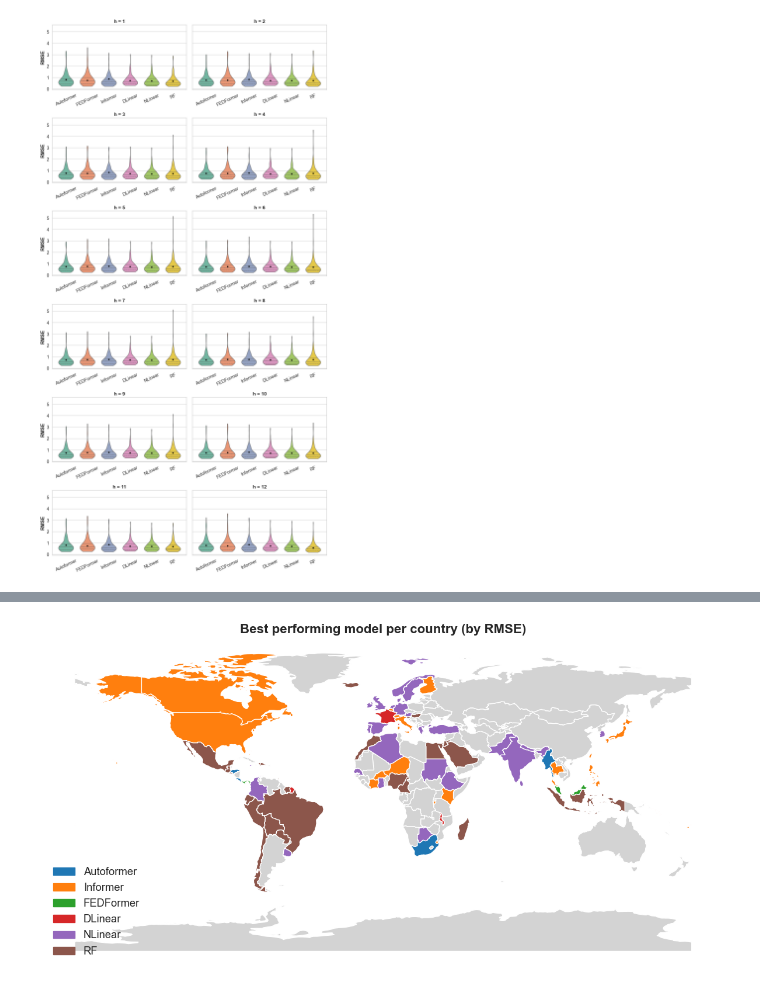
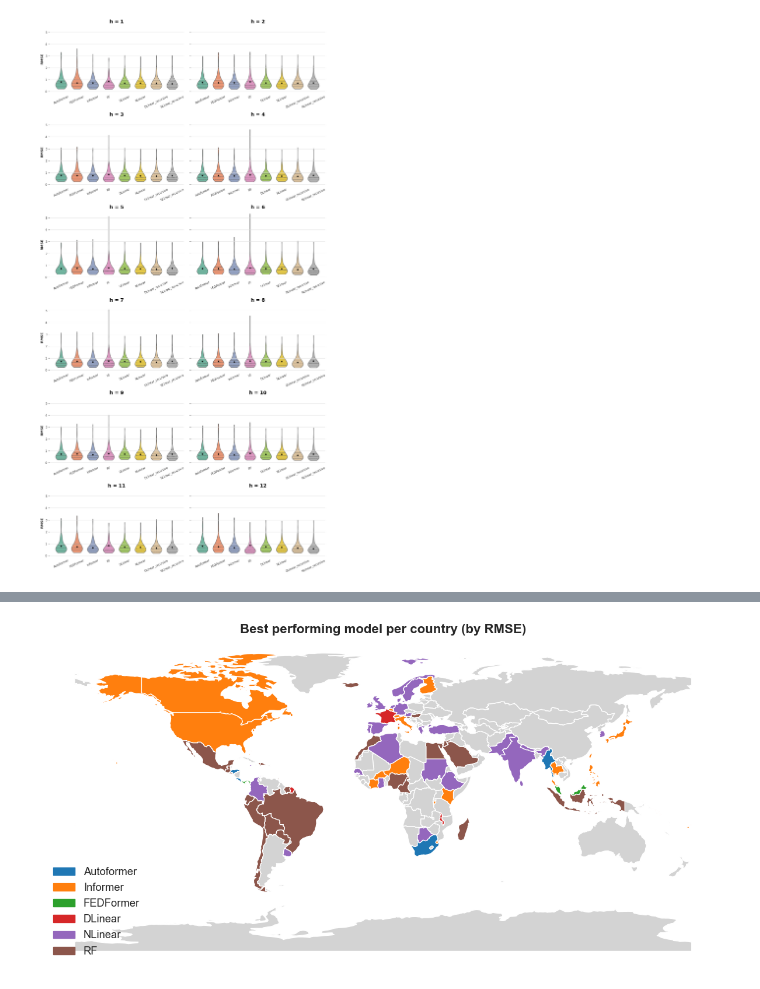
Before and after one commit to OleSahlholdt/Inflation_master_thesis, a Jupyter notebook: get_results.ipynb, the cells around one changed output, grey strips where cells are left out. Drawn from its saved outputs; the diff is of its cells as text; code cells hidden in the pictures.

```diff
--- a/get_results.ipynb
+++ b/get_results.ipynb
@@ -164,6 +193,14 @@ with open(r"nlinear_forecasts/nlinear_forecast_h12.pkl", "rb") as f:
     nlinear_h12 = pickle.load(f)
     nlinear_h12 = nlinear_h12["forecast"]
 
+with open(r"nlinear_forecasts_recursive/nlinear_forecast_h12.pkl", "rb") as f:
+    nlinear_h12_rec = pickle.load(f)
+    nlinear_h12_rec = nlinear_h12_rec["forecast"]
+
+with open(r"dlinear_forecasts_recursive/dlinear_forecast_h12.pkl", "rb") as f:
+    dlinear_h12_dict_rec = pickle.load(f)
+    dlinear_h12_rec = dlinear_h12_dict_rec["forecast"]
+
 res_dict["DLinear_h1"]  = rows_from_multistep_timeseries(dlinear_h1)   # {1: df}
 res_dict["DLinear_h6"]  = rows_from_multistep_timeseries(dlinear_h6)   # {1..6: df}
 res_dict["DLinear_h12"] = rows_from_multistep_timeseries(dlinear_h12)  # {1..12: df}
@@ -171,3 +208,6 @@ res_dict["DLinear_h12"] = rows_from_multistep_timeseries(dlinear_h12)  # {1..12:
 res_dict["NLinear_h1"]  = rows_from_multistep_timeseries(nlinear_h1)   # {1: df}
 res_dict["NLinear_h6"]  = rows_from_multistep_timeseries(nlinear_h6)   # {1..6: df}
 res_dict["NLinear_h12"] = rows_from_multistep_timeseries(nlinear_h12)  # {1..12:
+
+res_dict["DLinear_rec"] = rows_from_multistep_timeseries(dlinear_h12_rec)  # {1..12: df}
+res_dict["NLinear_rec"] = rows_from_multistep_timeseries(nlinear_h12_rec)  # {1..12: df}
@@ -224,10 +260,6 @@ try:
 except NameError: # It hasn't been imported yet
     import aSPA
 from aSPA import compute_aSPA_per_country
-
-# Ensure RF is in res_dict
-res_dict["RF"] = rf_res
-res_dict["RW"] = rw_res
 
 models = list(res_dict.keys())
 horizons = list(range(1, 13))
@@ -597,37 +806,52 @@ rmse_vals
 # %%
 import seaborn as sns
 import matplotlib.pyplot as plt
+
+
+rows = []
+for m in models:
+    if not ("_h12" in m or m in ["RF", "NLinear_rec", "DLinear_rec"]):  # only keep horizon-12 models + baselines
+        continue
+
+    for h, s_rmse in rmse_vals[m].items():
+        for country, val in s_rmse.items():
+            rows.append({"Model": m.replace("_results", "").replace("_rec", "_recursive").replace("_h12", ""),
+                         "Horizon": h,
+                         "Country": country,
+                         "RMSE": val})
+
+df_rmse = pd.DataFrame(rows)
 
 # Horizons to plot
 horizons_to_plot = range(1, 13)
 
 fig, axes = plt.subplots(6, 2, figsize=(12, 24), sharey=True)
 
 for ax, h in zip(axes.flat, horizons_to_plot):
     data_h = df_rmse[df_rmse["Horizon"] == h]
 
     # Violin plot with quartiles + median
     sns.violinplot(
         data=data_h,
         x="Model", y="RMSE", hue="Model", legend=False,
         ax=ax,
         inner="quartile", cut=0,
         width=0.7, linewidth=1,
         palette="Set2"
     )
 
     # Add mean as small black dot
     means = data_h.groupby("Model")["RMSE"].mean()
     ax.scatter(range(len(means)), means,
                color="black", s=10, zorder=3, label="Mean")
 
     ax.set_title(f"h = {h}", fontsize=14, weight="bold")
     ax.set_xlabel("")
     ax.set_ylabel("RMSE")
     ax.tick_params(axis="x", rotation=25)
 
 plt.tight_layout(rect=[0,0,1,0.95])
 plt.savefig("plots/violin_rmse.png", dpi=300, bbox_inches="tight")
 plt.show()
 # %% [output]
-[figure, old version]
+[figure, new version]
```
Also changed, not shown: parts of 11 cells of this notebook, 51 other files.
